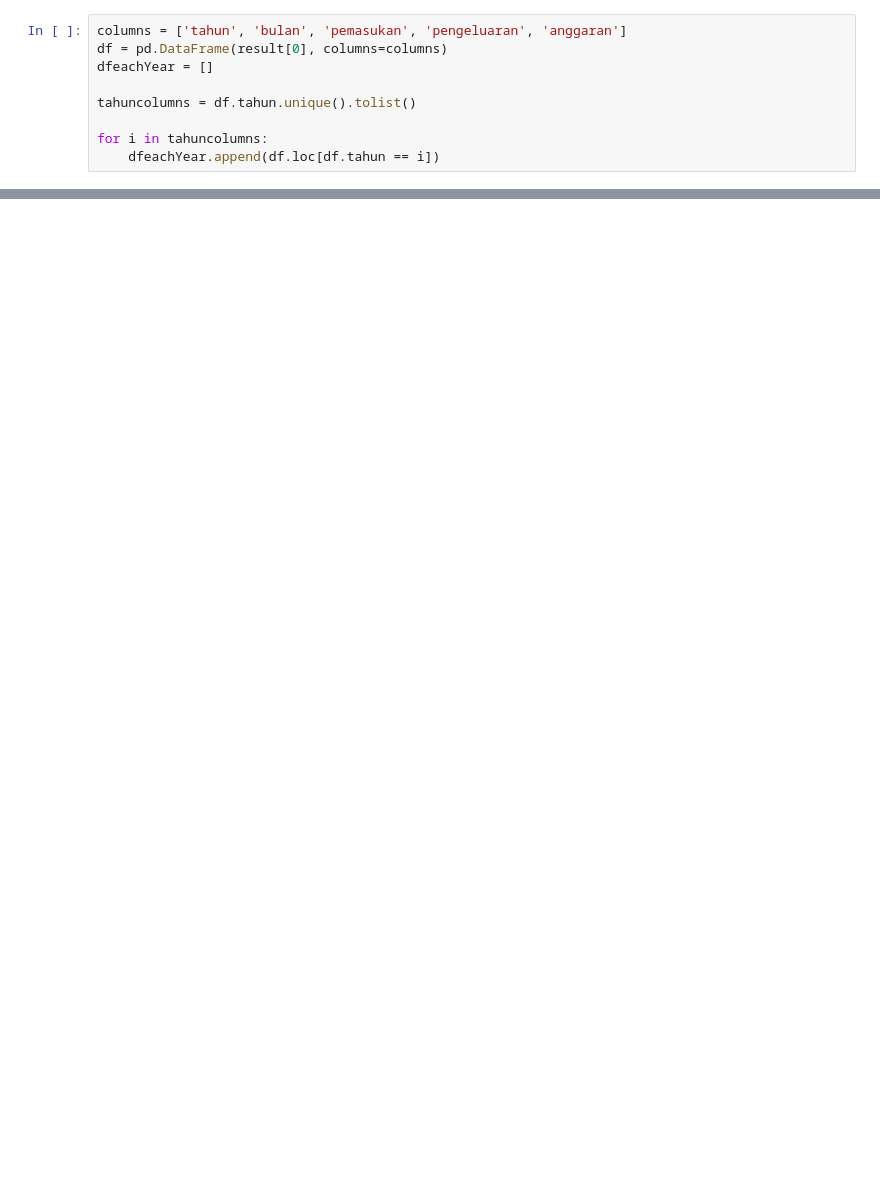
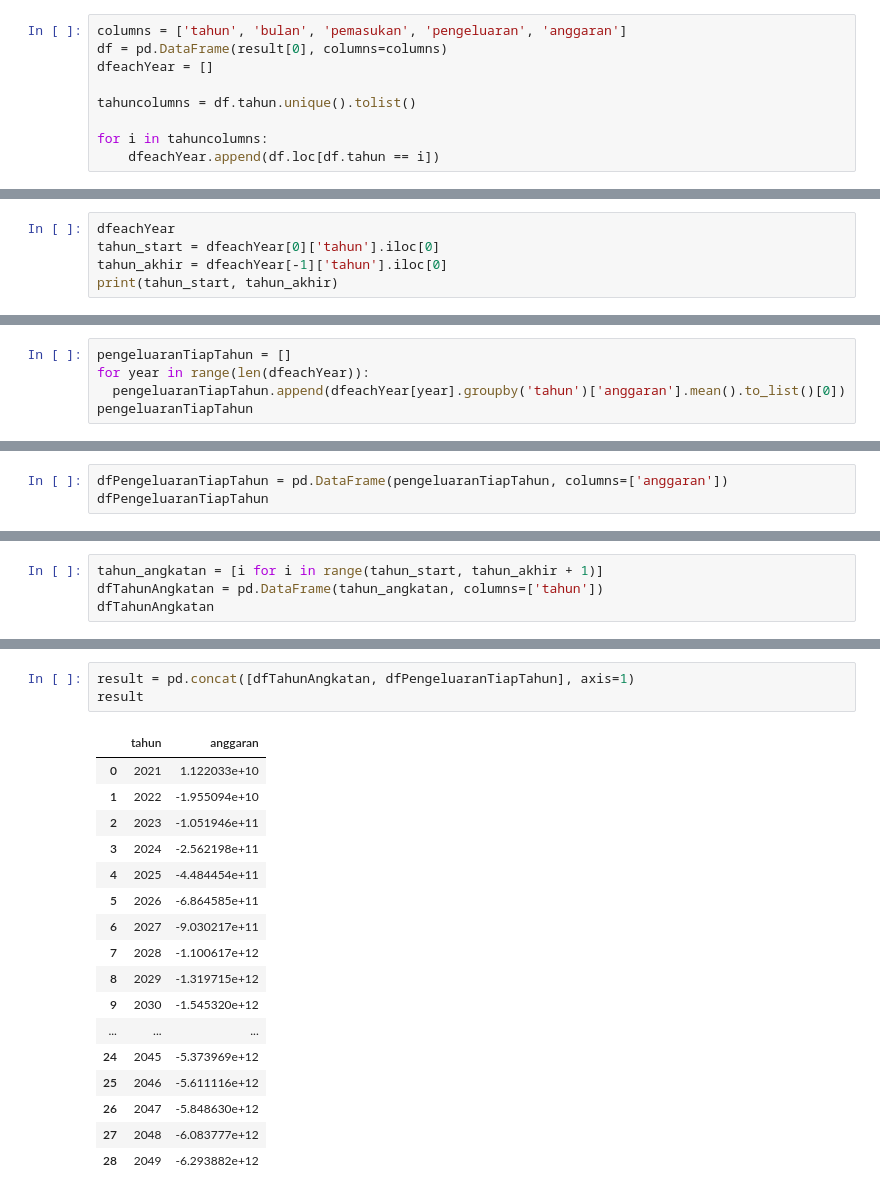
Before and after one commit to IvanSholana/ITTelkomSurabayModellingPDS, a Jupyter notebook: ITTSModel3.ipynb, the cells around one changed output, grey strips where cells are left out. Drawn from its saved outputs; the diff is of its cells as text; blank space fills up the shorter version.

```diff
--- a/ITTSModel3.ipynb
+++ b/ITTSModel3.ipynb
@@ -318,0 +331,5 @@ lihat_kelas()
+# %%
+dfeachYear
+tahun_start = dfeachYear[0]['tahun'].iloc[0]
+tahun_akhir = dfeachYear[-1]['tahun'].iloc[0]
+print(tahun_start, tahun_akhir)
@@ -318,0 +348,5 @@ lihat_kelas()
+# %%
+pengeluaranTiapTahun = []
+for year in range(len(dfeachYear)):
+  pengeluaranTiapTahun.append(dfeachYear[year].groupby('tahun')['anggaran'].mean().to_list()[0])
+pengeluaranTiapTahun
@@ -318,0 +371,3 @@ lihat_kelas()
+# %%
+dfPengeluaranTiapTahun = pd.DataFrame(pengeluaranTiapTahun, columns=['anggaran'])
+dfPengeluaranTiapTahun
@@ -318,0 +392,4 @@ lihat_kelas()
+# %%
+tahun_angkatan = [i for i in range(tahun_start, tahun_akhir + 1)]
+dfTahunAngkatan = pd.DataFrame(tahun_angkatan, columns=['tahun'])
+dfTahunAngkatan
@@ -318,0 +414,21 @@ lihat_kelas()
+# %%
+result = pd.concat([dfTahunAngkatan, dfPengeluaranTiapTahun], axis=1)
+result
+# %% [output]
+|  | tahun | anggaran |
+| 0 | 2021 | 1.122033e+10 |
+| 1 | 2022 | -1.955094e+10 |
+| 2 | 2023 | -1.051946e+11 |
+| 3 | 2024 | -2.562198e+11 |
+| 4 | 2025 | -4.484454e+11 |
+| 5 | 2026 | -6.864585e+11 |
+| 6 | 2027 | -9.030217e+11 |
+| 7 | 2028 | -1.100617e+12 |
+| 8 | 2029 | -1.319715e+12 |
+| 9 | 2030 | -1.545320e+12 |
+| ... | ... | ... |
+| 24 | 2045 | -5.373969e+12 |
+| 25 | 2046 | -5.611116e+12 |
+| 26 | 2047 | -5.848630e+12 |
+| 27 | 2048 | -6.083777e+12 |
+| 28 | 2049 | -6.293882e+12 |
```
Also changed, not shown: parts of 21 cells of this notebook, 1 other file.
